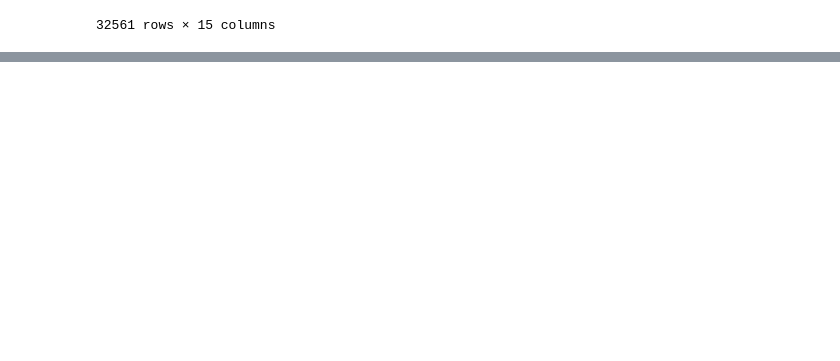
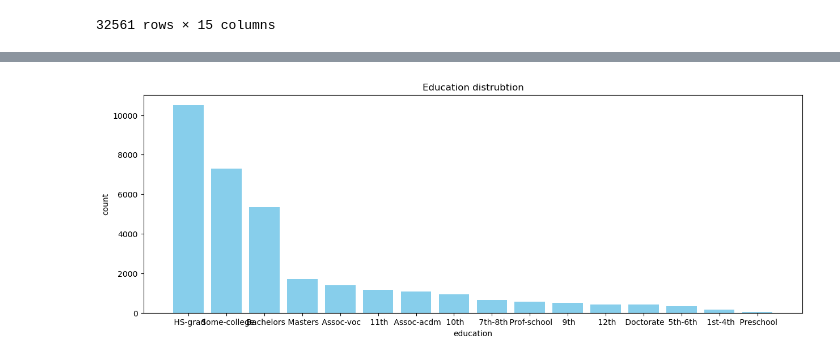
Before and after one commit to pkumar913/pythonlearning, a Jupyter notebook: readempfile.ipynb, the cells around one changed output, grey strips where cells are left out. Cells and saved outputs as stored; diff of their text form; code cells hidden in the pictures; blank space fills up the shorter version.

Commit message:
add graph example

```diff
--- a/readempfile.ipynb
+++ b/readempfile.ipynb
@@ -366,0 +596,16 @@ df.sort_values('age', ascending=False)
+# %%
+
+### using matplotlib
+
+import matplotlib.pyplot as plt
+educounts = df['education'].value_counts()
+
+plt.figure(figsize=(15,5))
+plt.bar(educounts.index,educounts , color = 'skyblue')
+plt.title('Education distrubtion')
+plt.xlabel('education')
+plt.ylabel('count')
+#plt.show()
+plt.savefig('finaloutput.jpg')
+# %% [output]
+[figure, added]
```
Also changed, not shown: parts of 17 cells of this notebook, 1 other file.
